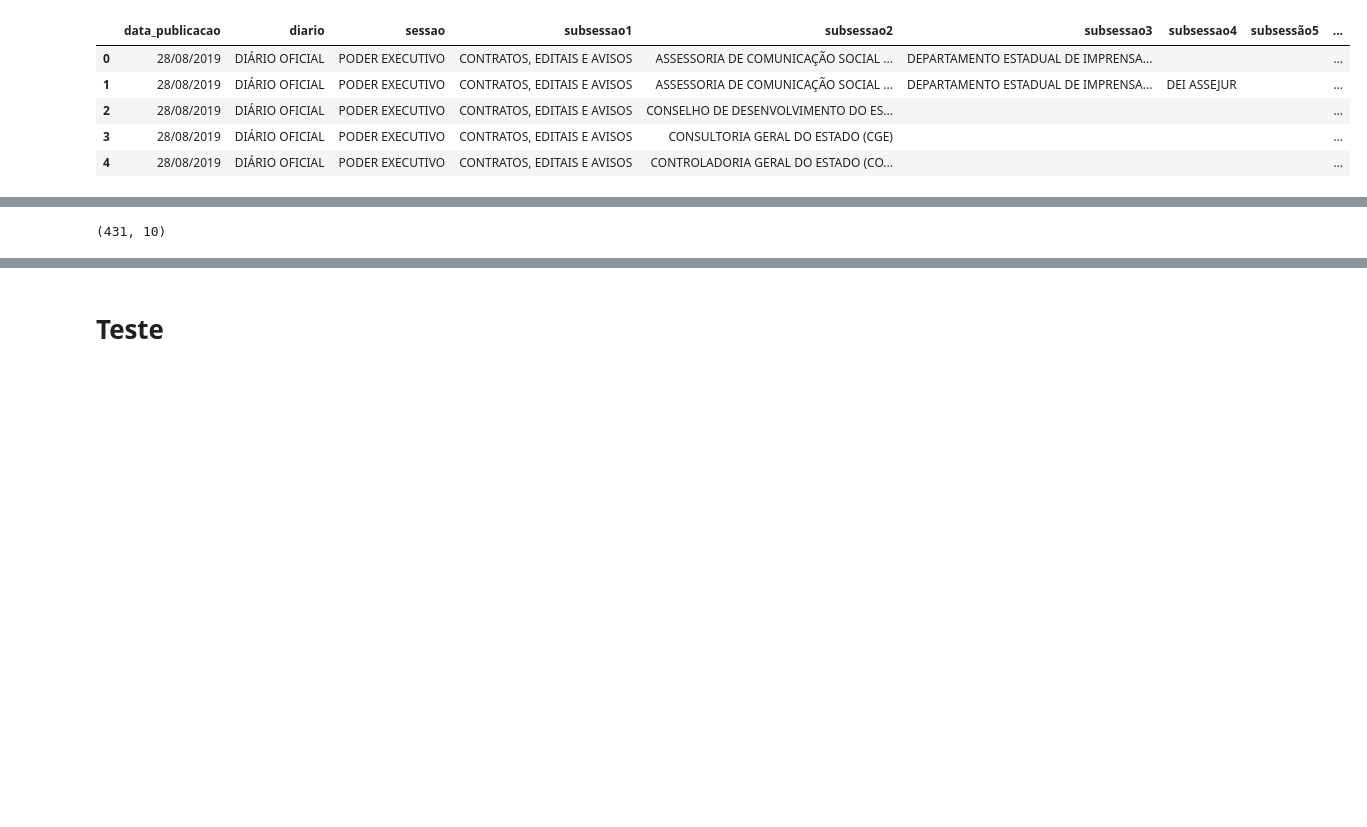
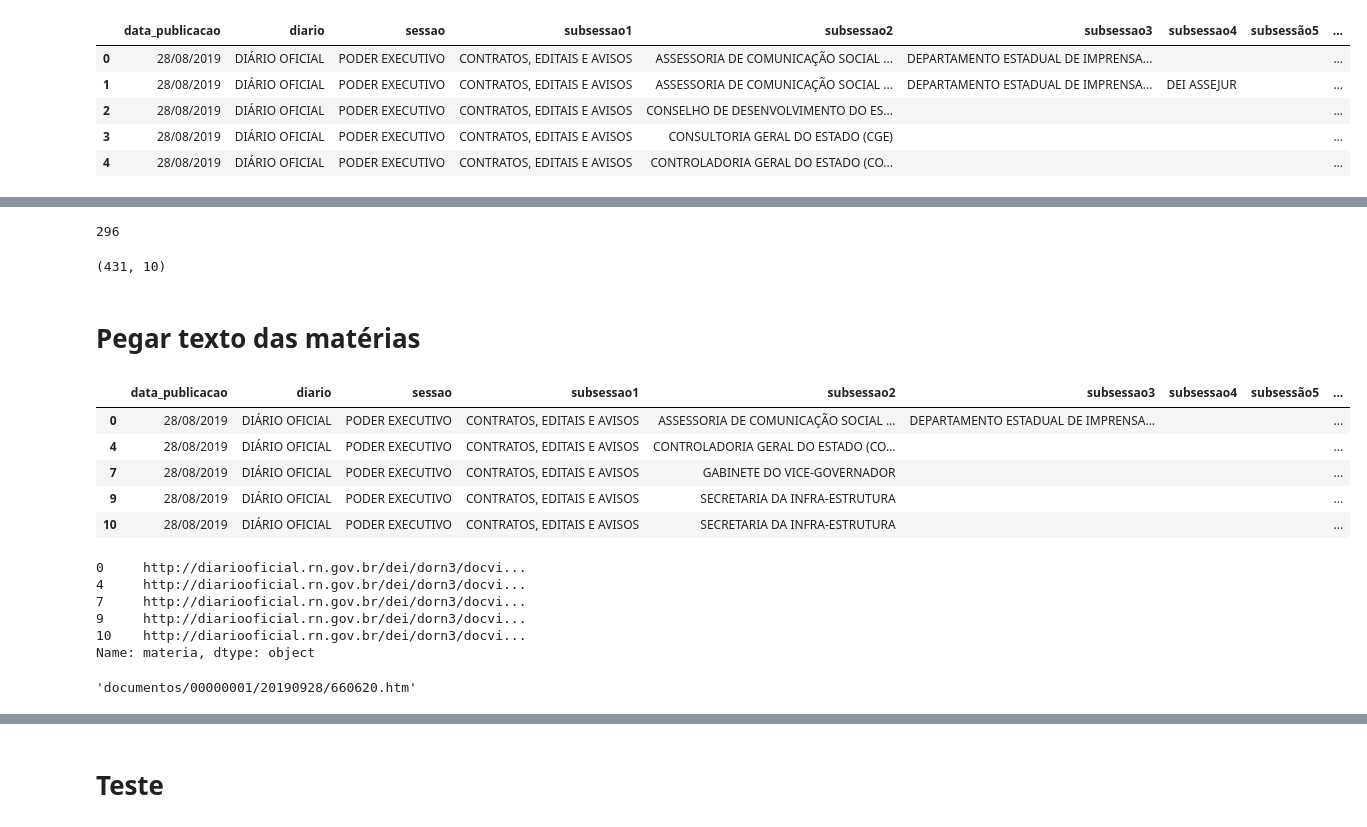
Before and after one commit to gabrielfas/diario-rn-webscraper, a Jupyter notebook: Scraping diário RN.ipynb, the cells around one changed output, grey strips where cells are left out. Saved outputs shown, nothing was run; the diff lists cells and outputs as text; code cells hidden in the pictures; blank space fills up the shorter version.

Commit message:
getting news text

```diff
--- a/Scraping diário RN.ipynb
+++ b/Scraping diário RN.ipynb
@@ -226,3 +203,7 @@ df[df['sessao'] == 'DIÁRIO DA JUSTIÇA']
+# %%
+df[df['nome_materia'] == 'Não Possui'].diario.count()
+# %% [output]
+296
 # %%
 df.shape
 # %% [output]
@@ -233 +213,40 @@ filename
 df.to_csv(filename)
+# %% [markdown]
+# Pegar texto das matérias
+# %%
+materias_df = df[df['nome_materia'] != 'Não Possui']
+materias_df.head()
+# %% [output]
+|  | data_publicacao | diario | sessao | subsessao1 | subsessao2 | subsessao3 | subsessao4 | subsessão5 | ... |
+| 0 | 28/08/2019 | DIÁRIO OFICIAL | PODER EXECUTIVO | CONTRATOS, EDITAIS E AVISOS | ASSESSORIA DE COMUNICAÇÃO SOCIAL ... | DEPARTAMENTO ESTADUAL DE IMPRENSA... |  |  | ... |
+| 4 | 28/08/2019 | DIÁRIO OFICIAL | PODER EXECUTIVO | CONTRATOS, EDITAIS E AVISOS | CONTROLADORIA GERAL DO ESTADO (CO... |  |  |  | ... |
+| 7 | 28/08/2019 | DIÁRIO OFICIAL | PODER EXECUTIVO | CONTRATOS, EDITAIS E AVISOS | GABINETE DO VICE-GOVERNADOR |  |  |  | ... |
+| 9 | 28/08/2019 | DIÁRIO OFICIAL | PODER EXECUTIVO | CONTRATOS, EDITAIS E AVISOS | SECRETARIA DA INFRA-ESTRUTURA |  |  |  | ... |
+| 10 | 28/08/2019 | DIÁRIO OFICIAL | PODER EXECUTIVO | CONTRATOS, EDITAIS E AVISOS | SECRETARIA DA INFRA-ESTRUTURA |  |  |  | ... |
+# %%
+print(materias_df.materia.head())
+# %% [output]
+0     http://diariooficial.rn.gov.br/dei/dorn3/docvi...
+4     http://diariooficial.rn.gov.br/dei/dorn3/docvi...
+7     http://diariooficial.rn.gov.br/dei/dorn3/docvi...
+9     http://diariooficial.rn.gov.br/dei/dorn3/docvi...
+10    http://diariooficial.rn.gov.br/dei/dorn3/docvi...
+Name: materia, dtype: object
+# %%
+base_url = 'http://diariooficial.rn.gov.br/dei/dorn3/'
+# Specify url
+url = 'http://diariooficial.rn.gov.br/dei/dorn3/docview.aspx?id_jor=00000001&data=20190928&id_doc=660620'
+
+# Package the request, send the request and catch the response: r
+r = requests.get(url)
+
+# Extracts the response as html: html_doc
+html_doc = r.text
+
+# create a BeautifulSoup object from the HTML: soup
+soup = BeautifulSoup(html_doc, "lxml")
+frame = soup.find_all('frame')[1]
+frame_link = frame.get('src')
+frame_link
+# %% [output]
+'documentos/00000001/20190928/660620.htm'
```
Also changed, not shown: parts of 8 cells of this notebook.
